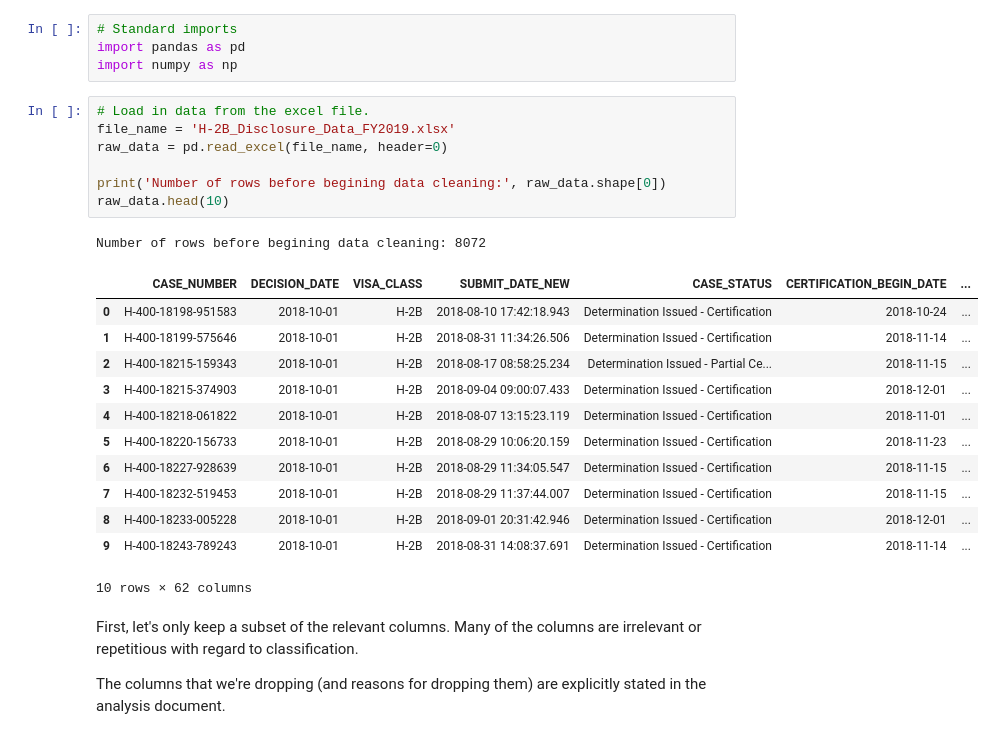
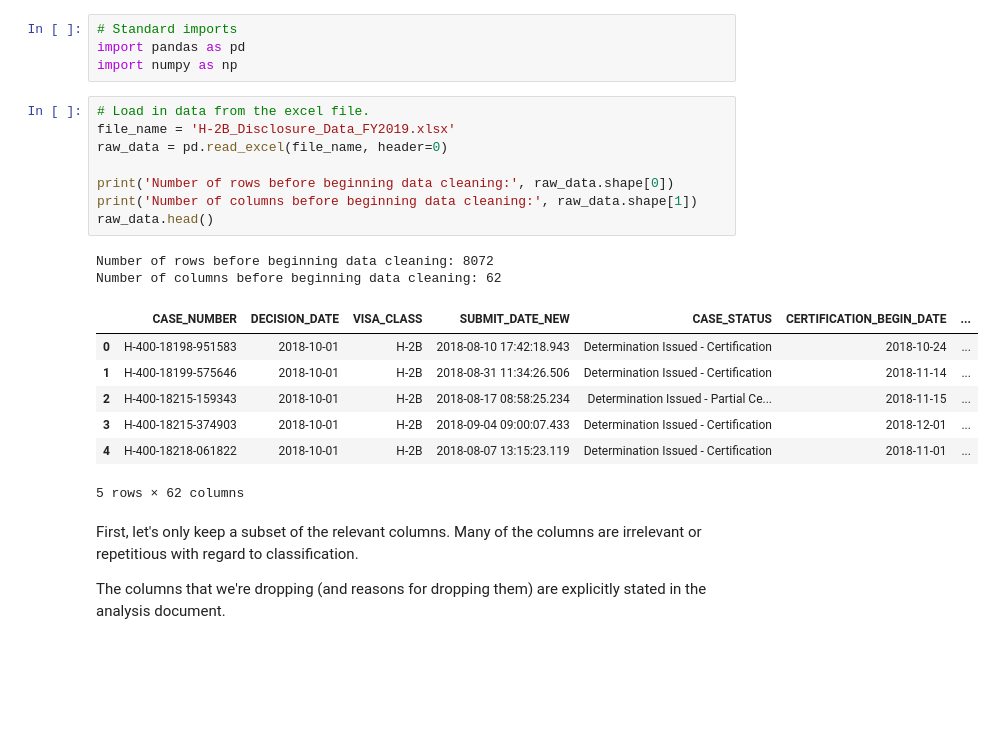
Before and after one commit to abhinavk99/H-2B-Visa-Application-Classifier, a Jupyter notebook: DataCleaning.ipynb, the cells around one changed output. Saved outputs shown, nothing was run; the diff lists cells and outputs as text; blank space fills up the shorter version.

```diff
--- a/DataCleaning.ipynb
+++ b/DataCleaning.ipynb
@@ -5,24 +5,21 @@ import numpy as np
 # %%
 # Load in data from the excel file.
 file_name = 'H-2B_Disclosure_Data_FY2019.xlsx'
 raw_data = pd.read_excel(file_name, header=0)
 
-print('Number of rows before begining data cleaning:', raw_data.shape[0])
-raw_data.head(10)
+print('Number of rows before beginning data cleaning:', raw_data.shape[0])
+print('Number of columns before beginning data cleaning:', raw_data.shape[1])
+raw_data.head()
 # %% [output]
-Number of rows before begining data cleaning: 8072
+Number of rows before beginning data cleaning: 8072
+Number of columns before beginning data cleaning: 62
 |  | CASE_NUMBER | DECISION_DATE | VISA_CLASS | SUBMIT_DATE_NEW | CASE_STATUS | CERTIFICATION_BEGIN_DATE | ... |
 | 0 | H-400-18198-951583 | 2018-10-01 | H-2B | 2018-08-10 17:42:18.943 | Determination Issued - Certification | 2018-10-24 | ... |
 | 1 | H-400-18199-575646 | 2018-10-01 | H-2B | 2018-08-31 11:34:26.506 | Determination Issued - Certification | 2018-11-14 | ... |
 | 2 | H-400-18215-159343 | 2018-10-01 | H-2B | 2018-08-17 08:58:25.234 | Determination Issued - Partial Ce... | 2018-11-15 | ... |
 | 3 | H-400-18215-374903 | 2018-10-01 | H-2B | 2018-09-04 09:00:07.433 | Determination Issued - Certification | 2018-12-01 | ... |
 | 4 | H-400-18218-061822 | 2018-10-01 | H-2B | 2018-08-07 13:15:23.119 | Determination Issued - Certification | 2018-11-01 | ... |
-| 5 | H-400-18220-156733 | 2018-10-01 | H-2B | 2018-08-29 10:06:20.159 | Determination Issued - Certification | 2018-11-23 | ... |
-| 6 | H-400-18227-928639 | 2018-10-01 | H-2B | 2018-08-29 11:34:05.547 | Determination Issued - Certification | 2018-11-15 | ... |
-| 7 | H-400-18232-519453 | 2018-10-01 | H-2B | 2018-08-29 11:37:44.007 | Determination Issued - Certification | 2018-11-15 | ... |
-| 8 | H-400-18233-005228 | 2018-10-01 | H-2B | 2018-09-01 20:31:42.946 | Determination Issued - Certification | 2018-12-01 | ... |
-| 9 | H-400-18243-789243 | 2018-10-01 | H-2B | 2018-08-31 14:08:37.691 | Determination Issued - Certification | 2018-11-14 | ... |
-10 rows × 62 columns
+5 rows × 62 columns
 # %% [markdown]
 First, let's only keep a subset of the relevant columns. Many of the columns are irrelevant or repetitious with regard to classification.
 
```
Also changed, not shown: parts of 12 cells of this notebook, 1 other file.
